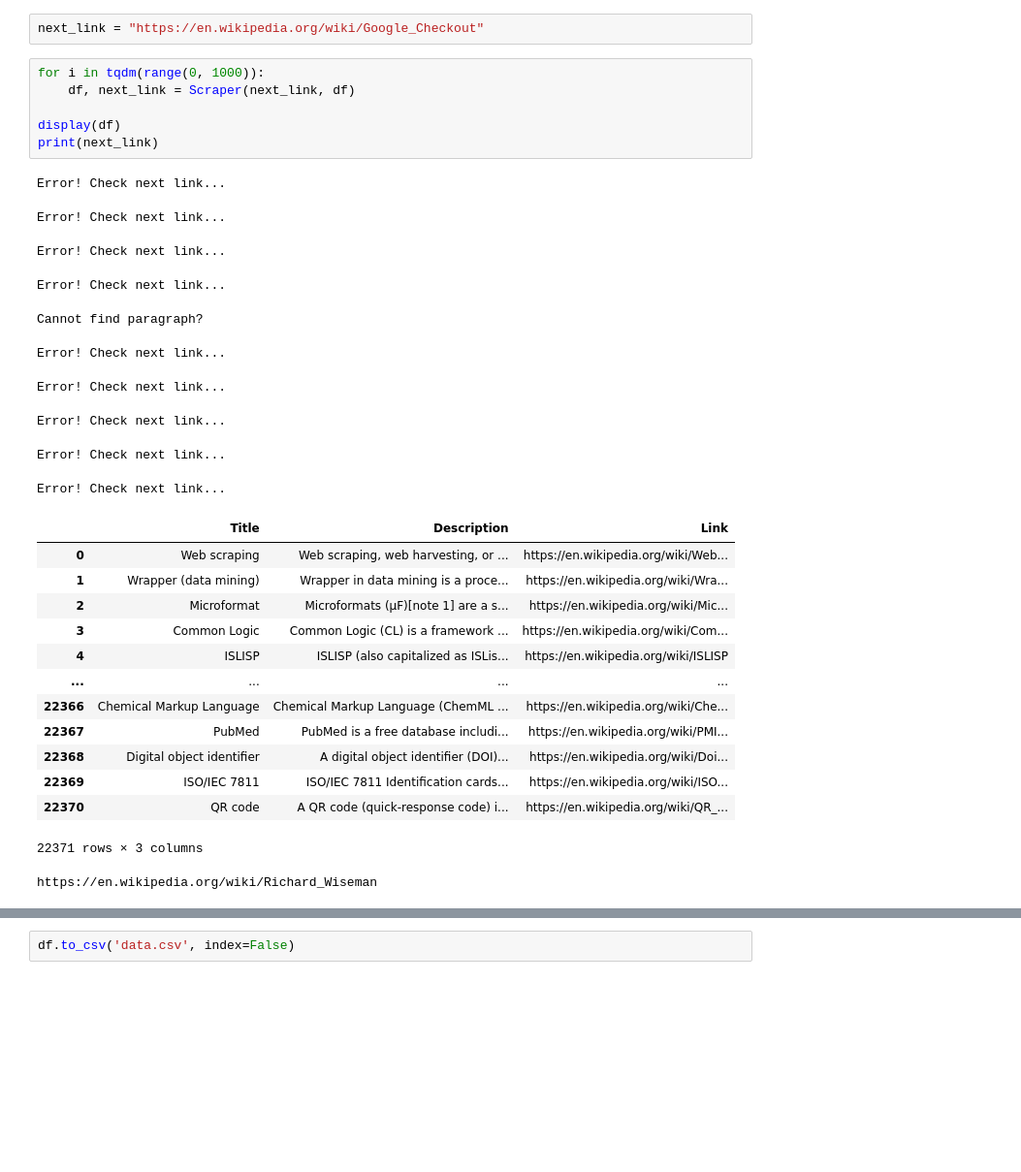
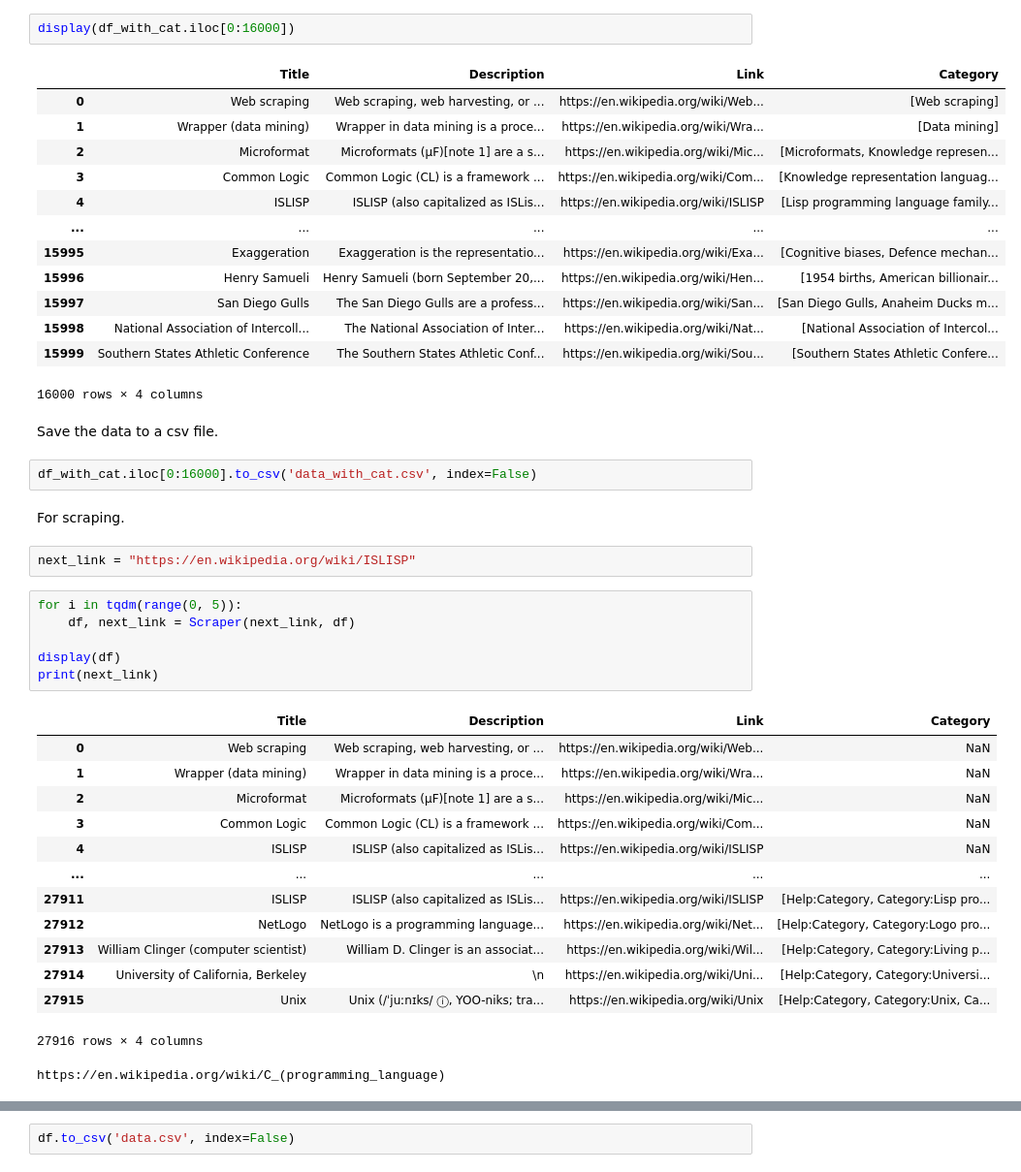
Before and after one commit to kawsaribrahim/personalized-search, a Jupyter notebook: Scraper.ipynb, the cells around one changed output, grey strips where cells are left out. Shown at 97% size. Drawn from its saved outputs; the diff is of its cells as text; blank space fills up the shorter version.

```diff
--- a/Scraper.ipynb
+++ b/Scraper.ipynb
@@ -121,36 +199,48 @@ display(df)
+# %%
+display(df_with_cat.iloc[0:16000])
+# %% [output]
+|  | Title | Description | Link | Category |
+| 0 | Web scraping | Web scraping, web harvesting, or ... | https://en.wikipedia.org/wiki/Web... | [Web scraping] |
+| 1 | Wrapper (data mining) | Wrapper in data mining is a proce... | https://en.wikipedia.org/wiki/Wra... | [Data mining] |
+| 2 | Microformat | Microformats (μF)[note 1] are a s... | https://en.wikipedia.org/wiki/Mic... | [Microformats, Knowledge represen... |
+| 3 | Common Logic | Common Logic (CL) is a framework ... | https://en.wikipedia.org/wiki/Com... | [Knowledge representation languag... |
+| 4 | ISLISP | ISLISP (also capitalized as ISLis... | https://en.wikipedia.org/wiki/ISLISP | [Lisp programming language family... |
+| ... | ... | ... | ... | ... |
+| 15995 | Exaggeration | Exaggeration is the representatio... | https://en.wikipedia.org/wiki/Exa... | [Cognitive biases, Defence mechan... |
+| 15996 | Henry Samueli | Henry Samueli (born September 20,... | https://en.wikipedia.org/wiki/Hen... | [1954 births, American billionair... |
+| 15997 | San Diego Gulls | The San Diego Gulls are a profess... | https://en.wikipedia.org/wiki/San... | [San Diego Gulls, Anaheim Ducks m... |
+| 15998 | National Association of Intercoll... | The National Association of Inter... | https://en.wikipedia.org/wiki/Nat... | [National Association of Intercol... |
+| 15999 | Southern States Athletic Conference | The Southern States Athletic Conf... | https://en.wikipedia.org/wiki/Sou... | [Southern States Athletic Confere... |
+16000 rows × 4 columns
+# %% [markdown]
+Save the data to a csv file.
+# %%
+df_with_cat.iloc[0:16000].to_csv('data_with_cat.csv', index=False)
+# %% [markdown]
+For scraping.
 # %%
-next_link = "https://en.wikipedia.org/wiki/Google_Checkout"
+next_link = "https://en.wikipedia.org/wiki/ISLISP"
 # %%
-for i in tqdm(range(0, 1000)):
+for i in tqdm(range(0, 5)):
     df, next_link = Scraper(next_link, df)
 
 display(df)
 print(next_link)
 # %% [output]
+|  | Title | Description | Link | Category |
+| 0 | Web scraping | Web scraping, web harvesting, or ... | https://en.wikipedia.org/wiki/Web... | NaN |
+| 1 | Wrapper (data mining) | Wrapper in data mining is a proce... | https://en.wikipedia.org/wiki/Wra... | NaN |
+| 2 | Microformat | Microformats (μF)[note 1] are a s... | https://en.wikipedia.org/wiki/Mic... | NaN |
+| 3 | Common Logic | Common Logic (CL) is a framework ... | https://en.wikipedia.org/wiki/Com... | NaN |
+| 4 | ISLISP | ISLISP (also capitalized as ISLis... | https://en.wikipedia.org/wiki/ISLISP | NaN |
+| ... | ... | ... | ... | ... |
+| 27911 | ISLISP | ISLISP (also capitalized as ISLis... | https://en.wikipedia.org/wiki/ISLISP | [Help:Category, Category:Lisp pro... |
+| 27912 | NetLogo | NetLogo is a programming language... | https://en.wikipedia.org/wiki/Net... | [Help:Category, Category:Logo pro... |
+| 27913 | William Clinger (computer scientist) | William D. Clinger is an associat... | https://en.wikipedia.org/wiki/Wil... | [Help:Category, Category:Living p... |
+| 27914 | University of California, Berkeley | \n | https://en.wikipedia.org/wiki/Uni... | [Help:Category, Category:Universi... |
+| 27915 | Unix | Unix (/ˈjuːnɪks/ ⓘ, YOO-niks; tra... | https://en.wikipedia.org/wiki/Unix | [Help:Category, Category:Unix, Ca... |
-Error! Check next link...
+27916 rows × 4 columns
-Error! Check next link...
+https://en.wikipedia.org/wiki/C_(programming_language)
-Error! Check next link...
-Error! Check next link...
-Cannot find paragraph?
-Error! Check next link...
-Error! Check next link...
-Error! Check next link...
-Error! Check next link...
-Error! Check next link...
-|  | Title | Description | Link |
-| 0 | Web scraping | Web scraping, web harvesting, or ... | https://en.wikipedia.org/wiki/Web... |
-| 1 | Wrapper (data mining) | Wrapper in data mining is a proce... | https://en.wikipedia.org/wiki/Wra... |
-| 2 | Microformat | Microformats (μF)[note 1] are a s... | https://en.wikipedia.org/wiki/Mic... |
-| 3 | Common Logic | Common Logic (CL) is a framework ... | https://en.wikipedia.org/wiki/Com... |
-| 4 | ISLISP | ISLISP (also capitalized as ISLis... | https://en.wikipedia.org/wiki/ISLISP |
-| ... | ... | ... | ... |
-| 22366 | Chemical Markup Language | Chemical Markup Language (ChemML ... | https://en.wikipedia.org/wiki/Che... |
-| 22367 | PubMed | PubMed is a free database includi... | https://en.wikipedia.org/wiki/PMI... |
-| 22368 | Digital object identifier | A digital object identifier (DOI)... | https://en.wikipedia.org/wiki/Doi... |
-| 22369 | ISO/IEC 7811 | ISO/IEC 7811 Identification cards... | https://en.wikipedia.org/wiki/ISO... |
-| 22370 | QR code | A QR code (quick-response code) i... | https://en.wikipedia.org/wiki/QR_... |
-22371 rows × 3 columns
-https://en.wikipedia.org/wiki/Richard_Wiseman
 # %%
 df = df.drop_duplicates(subset=["Title"])
 display(df)
```
Also changed, not shown: parts of 13 cells of this notebook.
